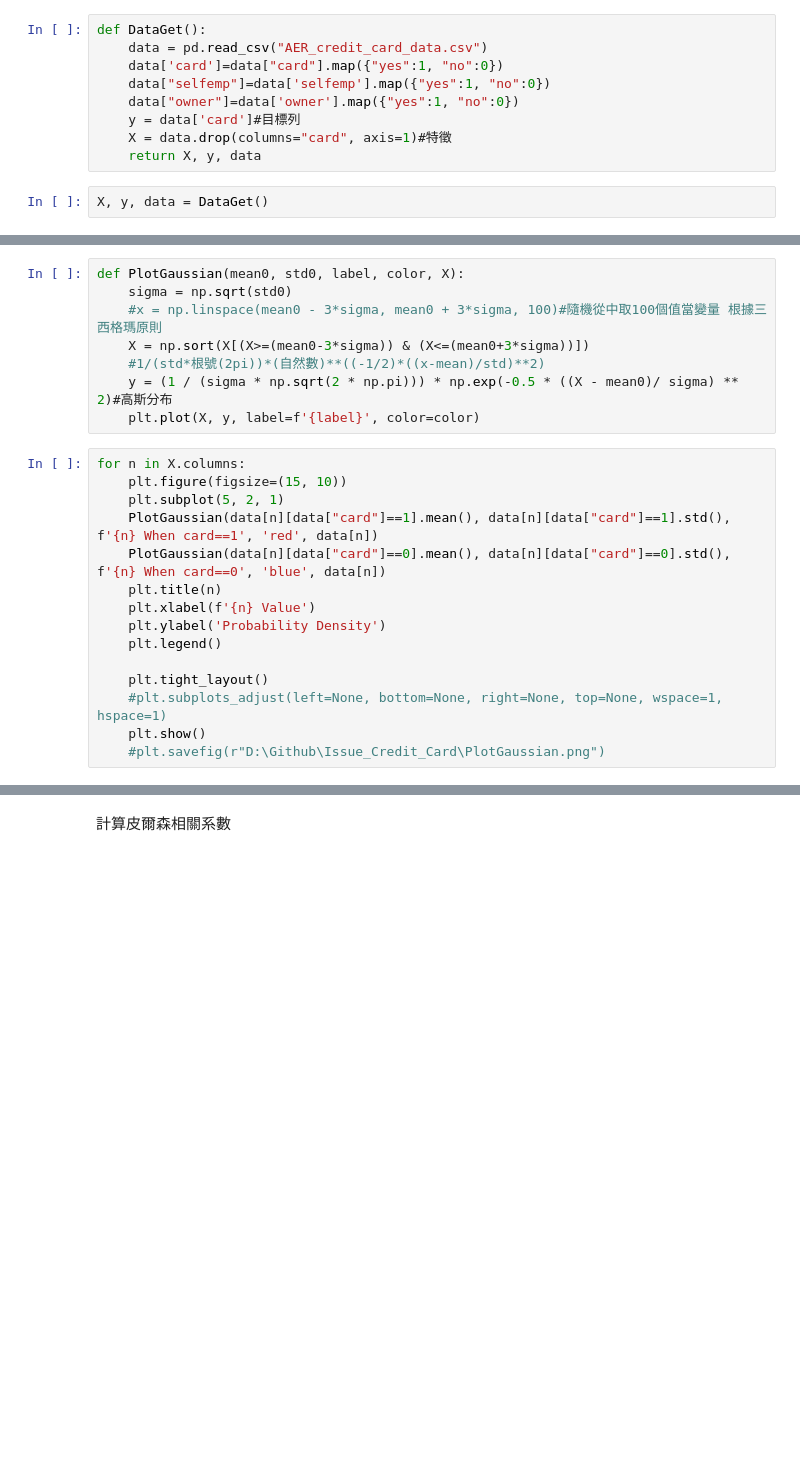
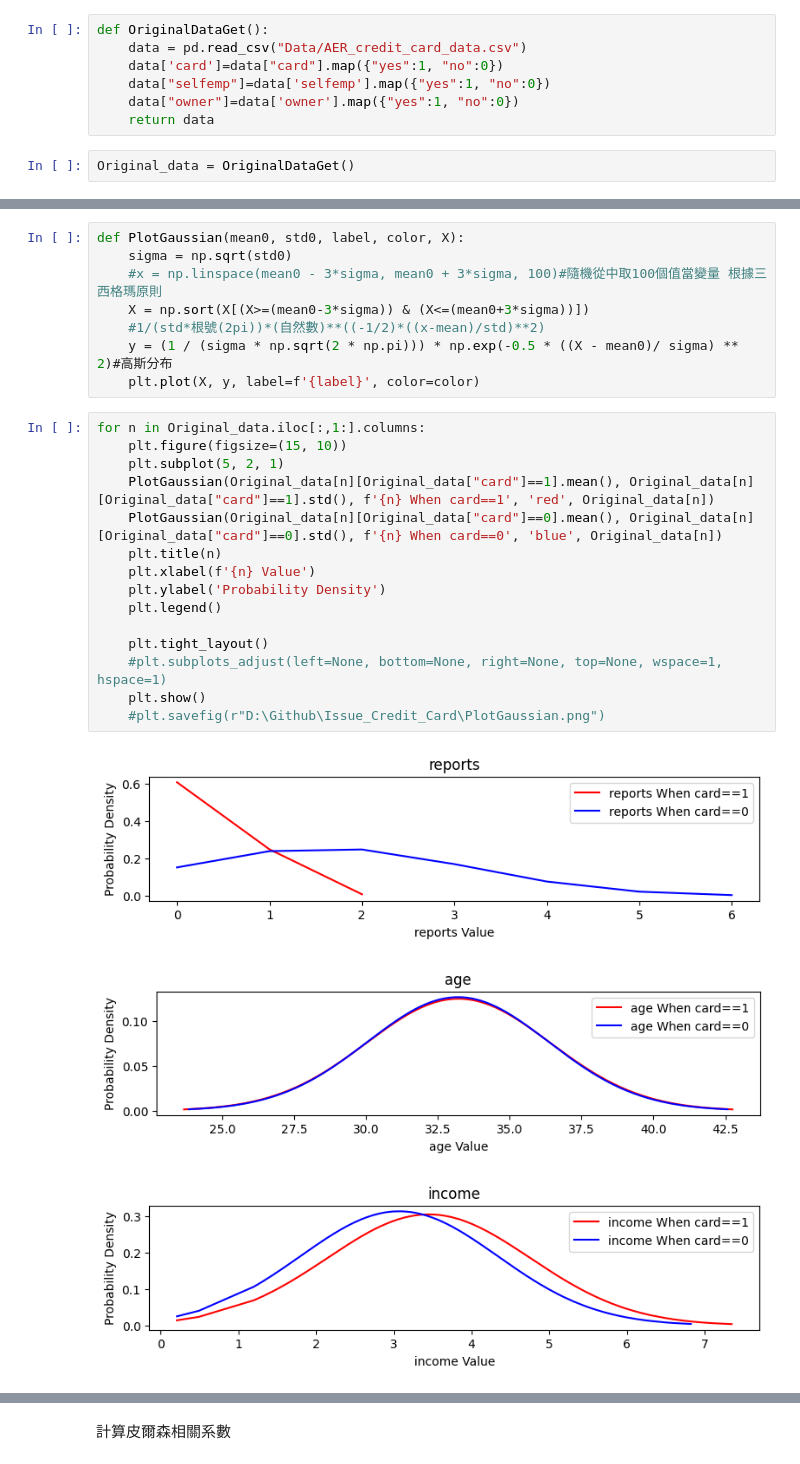
Before and after one commit to RCK10274/Issue_Credit_Card, a Jupyter notebook: Analyz.ipynb, the cells around one changed output, grey strips where cells are left out. Saved outputs shown, nothing was run; the diff lists cells and outputs as text; blank space fills up the shorter version.

```diff
--- a/Analyz.ipynb
+++ b/Analyz.ipynb
@@ -3,13 +3,11 @@ import pandas as pd
 import numpy as np
 from matplotlib import pyplot as plt
 # %%
-def DataGet():
-    data = pd.read_csv("AER_credit_card_data.csv")
+def OriginalDataGet():
+    data = pd.read_csv("Data/AER_credit_card_data.csv")
     data['card']=data["card"].map({"yes":1, "no":0})
     data["selfemp"]=data['selfemp'].map({"yes":1, "no":0})
     data["owner"]=data['owner'].map({"yes":1, "no":0})
-    y = data['card']#目標列
-    X = data.drop(columns="card", axis=1)#特徵
-    return X, y, data
+    return data
-# %%
-X, y, data = DataGet()
+# %%
+Original_data = OriginalDataGet()
@@ -22,17 +22,21 @@ def PlotGaussian(mean0, std0, label, color, X):
     y = (1 / (sigma * np.sqrt(2 * np.pi))) * np.exp(-0.5 * ((X - mean0)/ sigma) ** 2)#高斯分布
     plt.plot(X, y, label=f'{label}', color=color)
 # %%
-for n in X.columns:
+for n in Original_data.iloc[:,1:].columns:
     plt.figure(figsize=(15, 10))
     plt.subplot(5, 2, 1)
-    PlotGaussian(data[n][data["card"]==1].mean(), data[n][data["card"]==1].std(), f'{n} When card==1', 'red', data[n])
-    PlotGaussian(data[n][data["card"]==0].mean(), data[n][data["card"]==0].std(), f'{n} When card==0', 'blue', data[n])
+    PlotGaussian(Original_data[n][Original_data["card"]==1].mean(), Original_data[n][Original_data["card"]==1].std(), f'{n} When card==1', 'red', Original_data[n])
+    PlotGaussian(Original_data[n][Original_data["card"]==0].mean(), Original_data[n][Original_data["card"]==0].std(), f'{n} When card==0', 'blue', Original_data[n])
     plt.title(n)
     plt.xlabel(f'{n} Value')
     plt.ylabel('Probability Density')
     plt.legend()
 
     plt.tight_layout()
     #plt.subplots_adjust(left=None, bottom=None, right=None, top=None, wspace=1, hspace=1)
     plt.show()
     #plt.savefig(r"D:\Github\Issue_Credit_Card\PlotGaussian.png")
+# %% [output]
+[figure, added]
+[figure, added]
+[figure, added]
```
Also changed, not shown: parts of 10 cells of this notebook, 2 other files.
